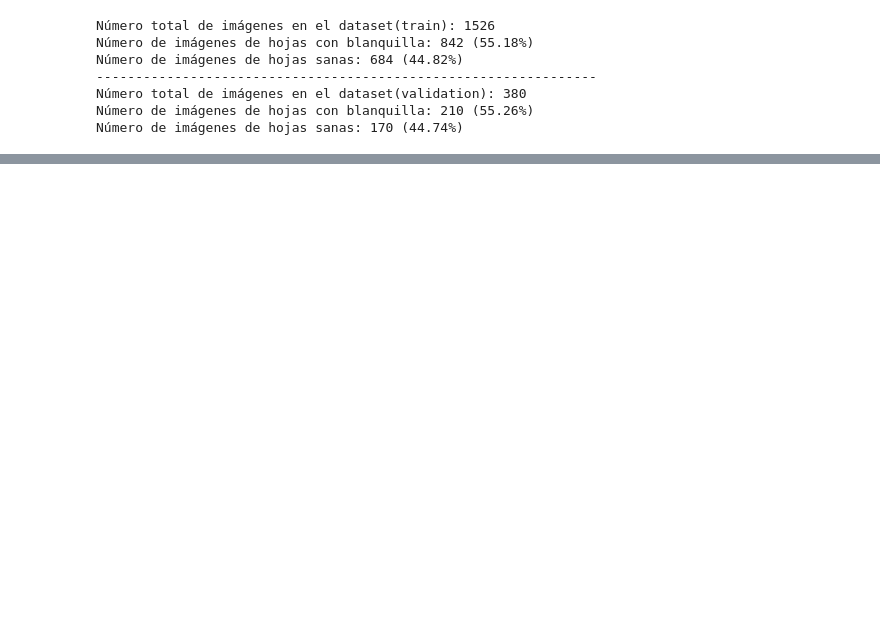
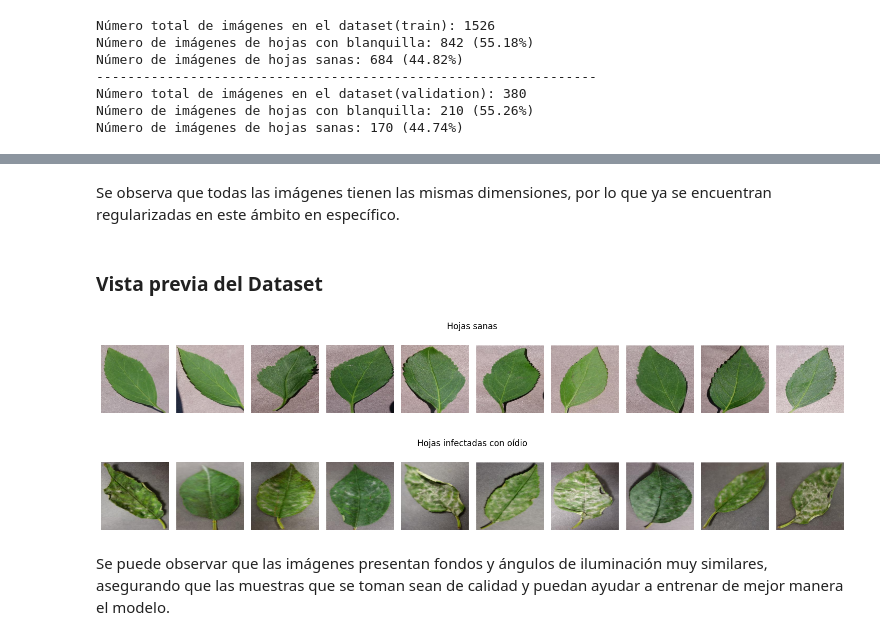
Before and after one commit to Felipe-SSC/powdery_mildew_detection, a Jupyter notebook: EDA_cherry_disease.ipynb, the cells around one changed output, grey strips where cells are left out. Drawn from its saved outputs; the diff is of its cells as text; code cells hidden in the pictures; blank space fills up the shorter version.

```diff
--- a/EDA_cherry_disease.ipynb
+++ b/EDA_cherry_disease.ipynb
@@ -103,0 +150,44 @@ Clases detectadas: ['Cherry_(including_sour)___Powdery_mildew', 'Cherry_(includi
+# %% [markdown]
+Se observa que todas las imágenes tienen las mismas dimensiones, por lo que ya se encuentran regularizadas en este ámbito en específico.
+# %% [markdown]
+### Vista previa del Dataset
+# %%
+ruta_images_sanas = os.listdir(paths[0])
+images = [img for img in ruta_images_sanas]
+
+fig, axes = plt.subplots(1, 10, figsize=(15, 2))
+fig.suptitle("Hojas sanas", fontsize=12)
+
+for ax in axes:
+    nombre_img = random.choice(images)
+    ruta_img = paths[0] / nombre_img
+    img = Image.open(ruta_img)
+
+    ax.imshow(img)
+    ax.axis("off")
+
+plt.tight_layout()
+plt.show()
+# %% [output]
+[figure, added]
+# %%
+ruta_images_plaga = os.listdir(paths[1])
+images_plaga = [img for img in ruta_images_plaga]
+
+fig, axes = plt.subplots(1, 10, figsize=(15, 2))
+fig.suptitle("Hojas infectadas con oídio", fontsize=12)
+
+for ax in axes:
+    nombre_img = random.choice(images_plaga)
+    ruta_img = paths[1] / nombre_img
+    img = Image.open(ruta_img)
+
+    ax.imshow(img)
+    ax.axis("off")
+
+plt.tight_layout()
+plt.show()
+# %% [output]
+[figure, added]
+# %% [markdown]
+Se puede observar que las imágenes presentan fondos y ángulos de iluminación muy similares, asegurando que las muestras que se toman sean de calidad y puedan ayudar a entrenar de mejor manera el modelo.
```
Also changed, not shown: parts of 8 cells of this notebook.
